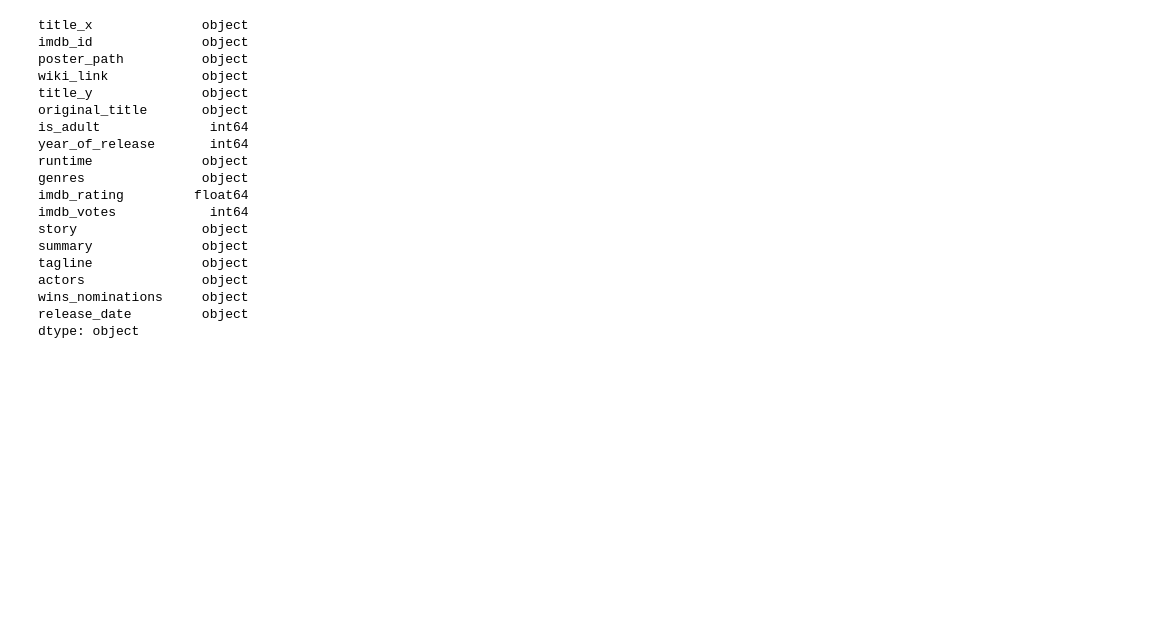
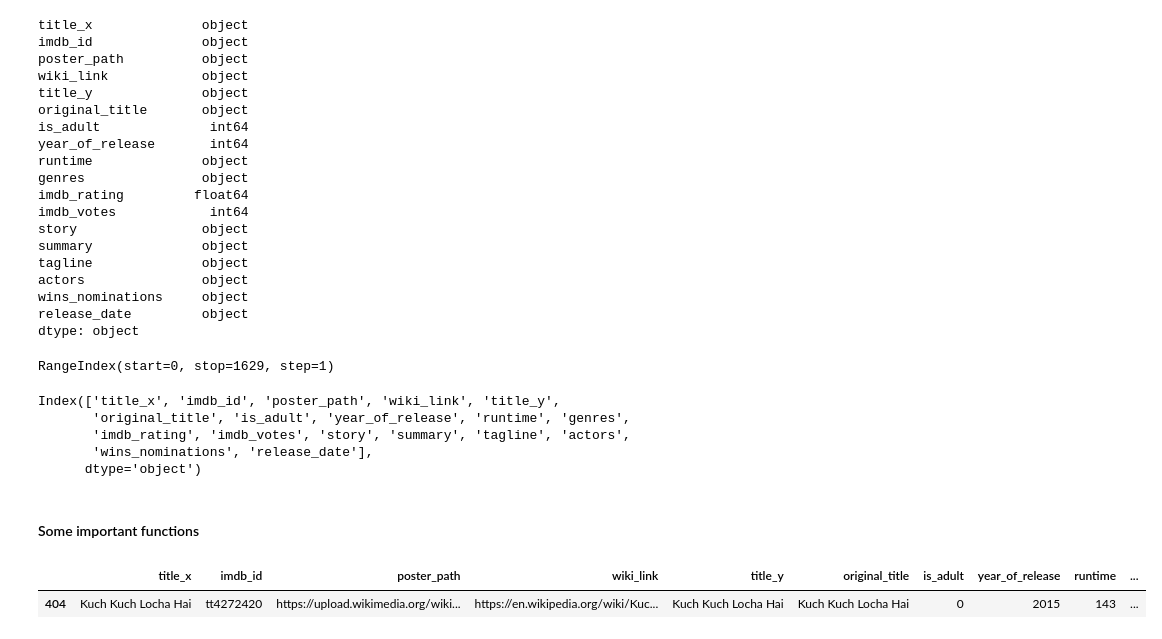
Before and after one commit to abhinavshr89/Deep_Learning, a Jupyter notebook: PythonLibraries/Pandas_Dataframe/Dataframe.ipynb, the cells around one changed output. Drawn from its saved outputs; the diff is of its cells as text; code cells hidden in the pictures; blank space fills up the shorter version.

```diff
--- a/PythonLibraries/Pandas_Dataframe/Dataframe.ipynb
+++ b/PythonLibraries/Pandas_Dataframe/Dataframe.ipynb
@@ -93,3 +93,24 @@ actors               object
 wins_nominations     object
 release_date         object
 dtype: object
+# %%
+# index
+movies.index
+# %% [output]
+RangeIndex(start=0, stop=1629, step=1)
+# %%
+# columns
+movies.columns
+# %% [output]
+Index(['title_x', 'imdb_id', 'poster_path', 'wiki_link', 'title_y',
+       'original_title', 'is_adult', 'year_of_release', 'runtime', 'genres',
+       'imdb_rating', 'imdb_votes', 'story', 'summary', 'tagline', 'actors',
+       'wins_nominations', 'release_date'],
+      dtype='object')
+# %% [markdown]
+#### Some important functions
+# %%
+movies.sample()
+# %% [output]
+|  | title_x | imdb_id | poster_path | wiki_link | title_y | original_title | is_adult | year_of_release | runtime | ... |
+| 404 | Kuch Kuch Locha Hai | tt4272420 | https://upload.wikimedia.org/wiki... | https://en.wikipedia.org/wiki/Kuc... | Kuch Kuch Locha Hai | Kuch Kuch Locha Hai | 0 | 2015 | 143 | ... |
```
Also changed, not shown: parts of 9 cells of this notebook, 7 other files.
